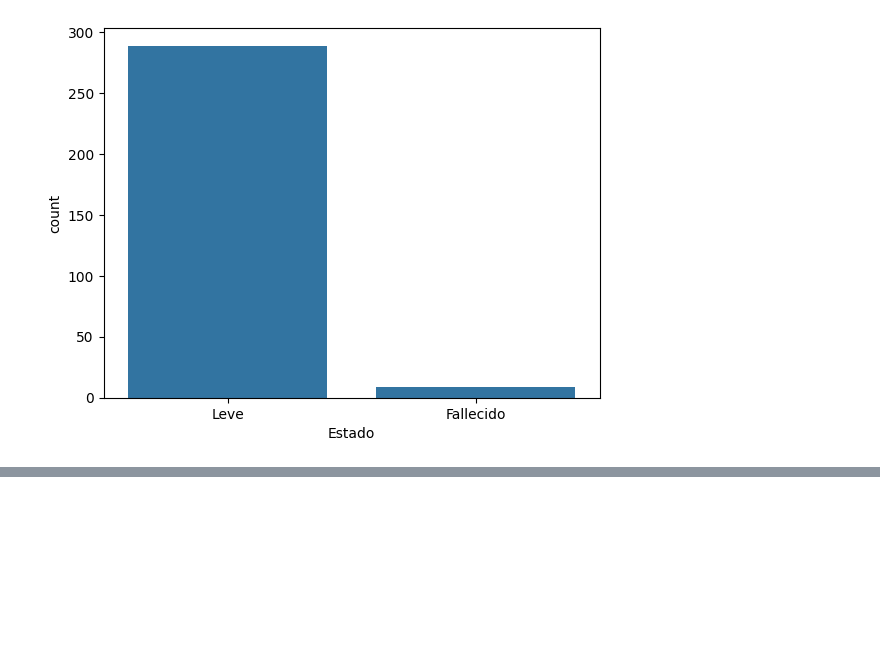
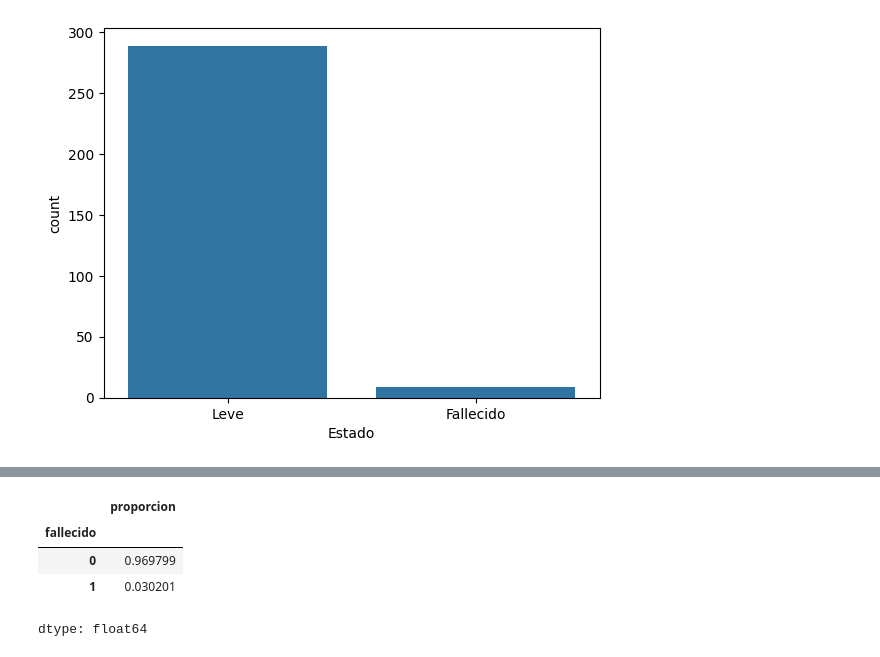
Before and after one commit to asegura4488/EDCO_IntroCienciaDatos, a Jupyter notebook: Semana3/Pandas_EstudioExploratorio.ipynb, the cells around one changed output, grey strips where cells are left out. Saved outputs shown, nothing was run; the diff lists cells and outputs as text; code cells hidden in the pictures; blank space fills up the shorter version.

```diff
--- a/Semana3/Pandas_EstudioExploratorio.ipynb
+++ b/Semana3/Pandas_EstudioExploratorio.ipynb
@@ -245,0 +264,9 @@ sns.countplot(data=datos, x='Estado')
+# %%
+# Podemos calcular las proporciones
+modelo_df['fallecido'].value_counts(normalize=True).rename('proporcion')
+# %% [output]
+|  | proporcion |
+| fallecido |  |
+| 0 | 0.969799 |
+| 1 | 0.030201 |
+dtype: float64
```
Also changed, not shown: parts of 5 cells of this notebook.
